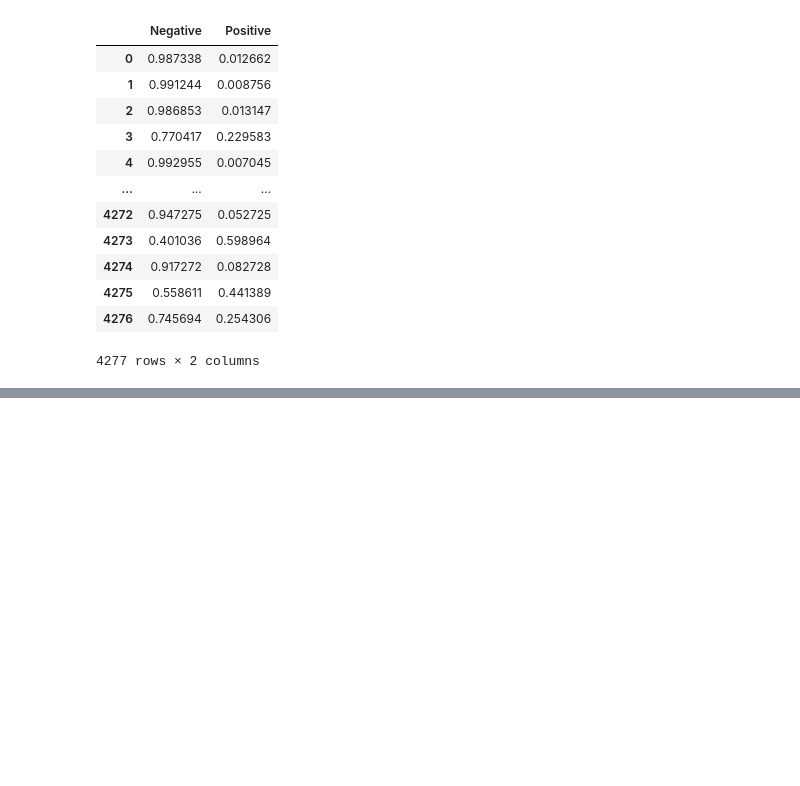
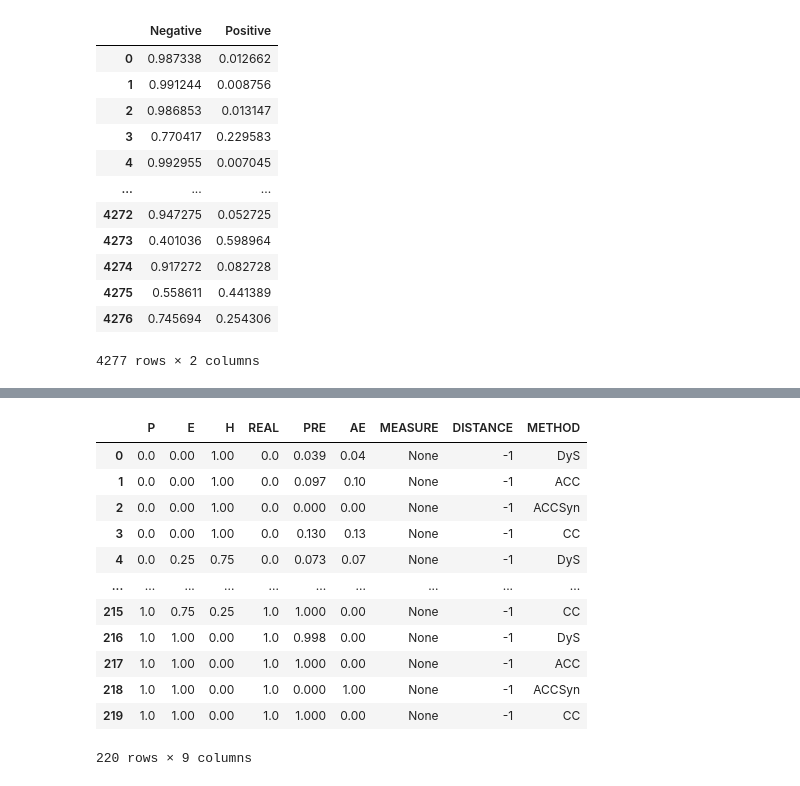
Before and after one commit to JPOrtegaa/score-drift-quantification, a Jupyter notebook: experiments_real.ipynb, the cells around one changed output, grey strips where cells are left out. Saved outputs shown, nothing was run; the diff lists cells and outputs as text; code cells hidden in the pictures; blank space fills up the shorter version.

```diff
--- a/experiments_real.ipynb
+++ b/experiments_real.ipynb
@@ -361,7 +361,7 @@ def DySyn(ts, measure, MF=np.arange(0.1, 1.0, 0.2)):
     for mf in MF:
         scores = MoSS(1000, 0.5, mf)  # Implement MoSS function separately
         test_p = scores[scores[:, 2] == 1, 0]
-        test_n = scores[scores[:, 2] == 2, 0]
+        test_n = scores[scores[:, 2] == 0, 0]
 
         if measure == "sord":
             rQnt = DySyn_SORD(test_p, test_n, ts)  # Implement DySyn_SORD separately
@@ -427,6 +427,8 @@ def DySyn_SORD(p_score, n_score, test):
 def ACCSyn(ts, measure, MF_dysyn):
     rQnt = DySyn(ts, measure, MF_dysyn)
     TprFpr = np.array(getTPRandFPRbyThreshold(MoSS(1000, 0.5, rQnt[2]))).astype(float)  # Implement getTPRandFPRbyThreshold
+
+    # pdb.set_trace()
 
     dC = CC(ts)  # Implement CC function separately
 
@@ -439,6 +441,8 @@ def ACCSyn(ts, measure, MF_dysyn):
     result = (dC[0] - fpr) / (tpr - fpr) if (tpr - fpr) != 0 else 0
     result = max(0, min(result, 1))
 
+    pdb.set_trace()
+
     return np.array([result, 1 - result], dtype=float)
 # %%
 def XSyn(ts, measure, MF_dysyn):
@@ -719,0 +870,33 @@ for test_size in test_sizes:
+# %%
+# prompt: consider an array composed with 0s or 1s and sometimes only 0s or only 1s provide as result the proportion between 0s and 1s
+
+import numpy as np
+def calculate_proportion(arr):
+    """Calculates the proportion of 0s and 1s in a binary array.
+
+    Args:
+    arr: A list or numpy array containing only 0s and 1s.
+
+    Returns:
+    A dictionary containing the proportions of 0s and 1s,
+    or None if the input is invalid.
+    """
+    if not isinstance(arr, (list, np.ndarray)):
+        print("Error: Input must be a list or numpy array.")
+        return None
+
+    neg = arr.count(0) if isinstance(arr, list) else np.count_nonzero(arr == 0)
+    pos = arr.count(1) if isinstance(arr, list) else np.count_nonzero(arr == 1)
+    total = len(arr)
+
+    if total == 2:
+        print("Error: Input array is empty.")
+        return None
+
+    if neg + pos != total:
+        print("Error: Input array must contain only 0s and 1s.")
+        return None
+
+    proportion_pos = pos / total
+
+    return [proportion_pos, 1-proportion_pos]
@@ -719,0 +1041,17 @@ for test_size in test_sizes:
+# %%
+results_df = pd.DataFrame(result, columns=['P', 'E', 'H', 'REAL', 'PRE', 'AE', 'MEASURE', 'DISTANCE', 'METHOD'])
+results_df
+# %% [output]
+|  | P | E | H | REAL | PRE | AE | MEASURE | DISTANCE | METHOD |
+| 0 | 0.0 | 0.00 | 1.00 | 0.0 | 0.039 | 0.04 | None | -1 | DyS |
+| 1 | 0.0 | 0.00 | 1.00 | 0.0 | 0.097 | 0.10 | None | -1 | ACC |
+| 2 | 0.0 | 0.00 | 1.00 | 0.0 | 0.000 | 0.00 | None | -1 | ACCSyn |
+| 3 | 0.0 | 0.00 | 1.00 | 0.0 | 0.130 | 0.13 | None | -1 | CC |
+| 4 | 0.0 | 0.25 | 0.75 | 0.0 | 0.073 | 0.07 | None | -1 | DyS |
+| ... | ... | ... | ... | ... | ... | ... | ... | ... | ... |
+| 215 | 1.0 | 0.75 | 0.25 | 1.0 | 1.000 | 0.00 | None | -1 | CC |
+| 216 | 1.0 | 1.00 | 0.00 | 1.0 | 0.998 | 0.00 | None | -1 | DyS |
+| 217 | 1.0 | 1.00 | 0.00 | 1.0 | 1.000 | 0.00 | None | -1 | ACC |
+| 218 | 1.0 | 1.00 | 0.00 | 1.0 | 0.000 | 1.00 | None | -1 | ACCSyn |
+| 219 | 1.0 | 1.00 | 0.00 | 1.0 | 1.000 | 0.00 | None | -1 | CC |
+220 rows × 9 columns
```
Also changed, not shown: parts of 11 cells of this notebook.
